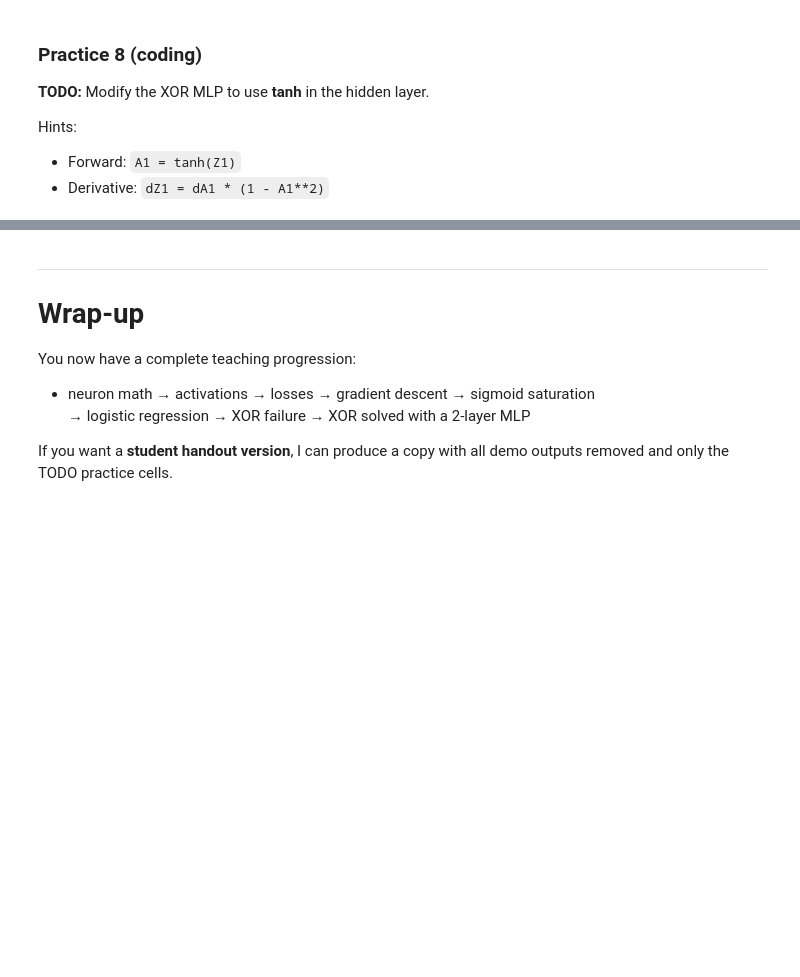
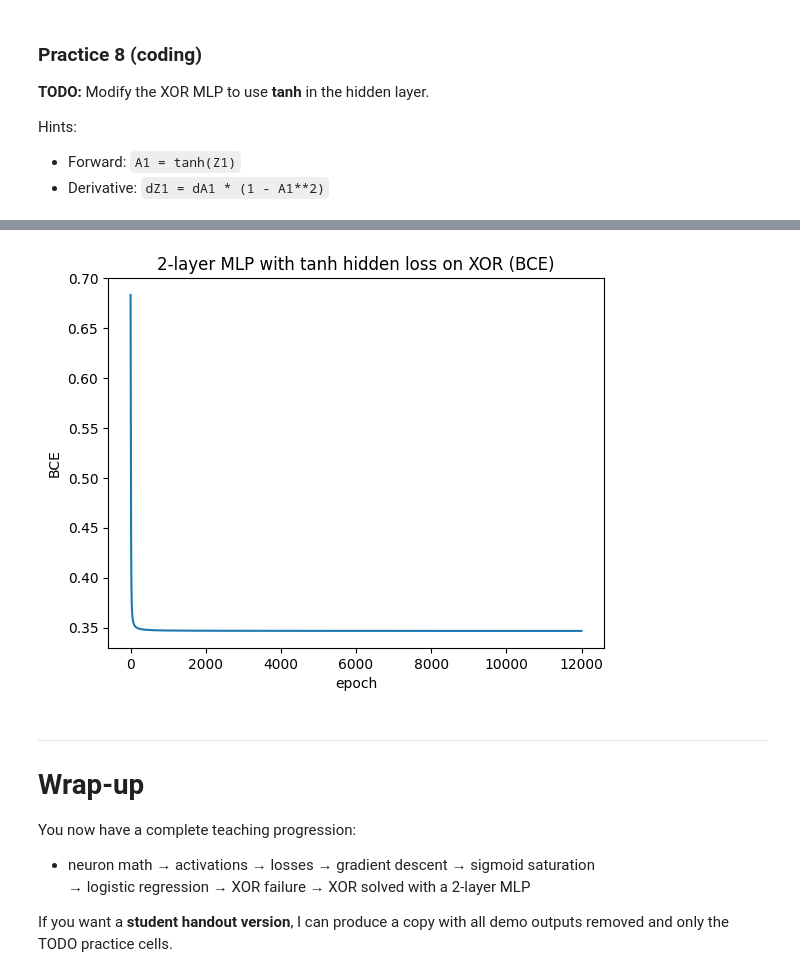
Before and after one commit to sbalbale/Trinity-CPSC360-Deep-Learning, a Jupyter notebook: Lecture08/Neural_Foundation.ipynb, the cells around one changed output, grey strips where cells are left out. Saved outputs shown, nothing was run; the diff lists cells and outputs as text; code cells hidden in the pictures; blank space fills up the shorter version.

```diff
--- a/Lecture08/Neural_Foundation.ipynb
+++ b/Lecture08/Neural_Foundation.ipynb
@@ -1049,3 +1120,12 @@ lrs = [0.1, 0.5, 1.0, 3.0]
 #   train_sigmoid_classifier on XOR
 #   compute final accuracy
 #   print(lr, accuracy)
+
+# all inputs have an accuracy of 0.5 or 0.75 depending on threshold, but won't reach 1.0 due to linearity.
+# lr 0.1 accuracy 0.75.
+for lr in lrs:
+    W_x, b_x, losses_x = train_sigmoid_classifier(X_xor, y_xor, lr=lr, epochs=2000)
+    p = sigmoid(X_xor.dot(W_x) + b_x)
+    pred = (p >= 0.5).astype(int)
+    acc = np.mean(pred == y_xor)
+    print("lr", lr, "accuracy", acc)
@@ -1169,3 +1254,53 @@ Hints:
 # You can copy train_xor_mlp and only change:
 #   A1 = tanh(Z1)
 #   dZ1 = dA1 * (1 - A1**2)
+
+def train_xor_mlp_tanh_hidden(X, y, hidden=2, lr=3.0, epochs=12000):
+    np.random.seed(0)
+    N, D = X.shape
+    y = y.reshape(-1,1)
+
+    W1 = 0.5*np.random.randn(D, hidden)
+    b1 = np.zeros((1, hidden))
+    W2 = 0.5*np.random.randn(hidden, 1)
+    b2 = np.zeros((1, 1))
+
+    losses = []
+    for e in range(epochs):
+        # forward
+        Z1 = X.dot(W1) + b1
+        A1 = tanh(Z1)
+        Z2 = A1.dot(W2) + b2
+        P  = sigmoid(Z2)
+
+        # loss
+        losses.append(bce(P.reshape(-1), y.reshape(-1)))
+
+        # backward
+        dZ2 = (P - y) / N
+        dW2 = A1.T.dot(dZ2)
+        db2 = np.sum(dZ2, axis=0, keepdims=True)
+
+        dA1 = dZ2.dot(W2.T)
+        dZ1 = dA1 * (1 - A1**2)
+        dW1 = X.T.dot(dZ1)
+        db1 = np.sum(dZ1, axis=0, keepdims=True)
+
+        # update
+        W1 -= lr*dW1; b1 -= lr*db1
+        W2 -= lr*dW2; b2 -= lr*db2
+
+        if e % 2000 == 0 or e == epochs-1:
+            pred = (P.reshape(-1) >= 0.5).astype(int)
+            acc = np.mean(pred == y.reshape(-1))
+            print("epoch %5d | loss %.4f | acc %.3f" % (e, losses[-1], acc))
+
+    return (W1,b1,W2,b2), losses
+
+params_xor_tanh, losses_mlp_tanh = train_xor_mlp_tanh_hidden(X_xor, y_xor, hidden=2, lr=3.0, epochs=12000)
+plt.figure()
+plt.plot(losses_mlp_tanh)
+plt.title("2-layer MLP with tanh hidden loss on XOR (BCE)")
+plt.xlabel("epoch"); plt.ylabel("BCE")
+plt.show()
+# %% [output]
@@ -1172,3 +1314,4 @@ Hints:
+[figure, added]
 # %% [markdown]
 
 ---
```
Also changed, not shown: parts of 13 cells of this notebook.
